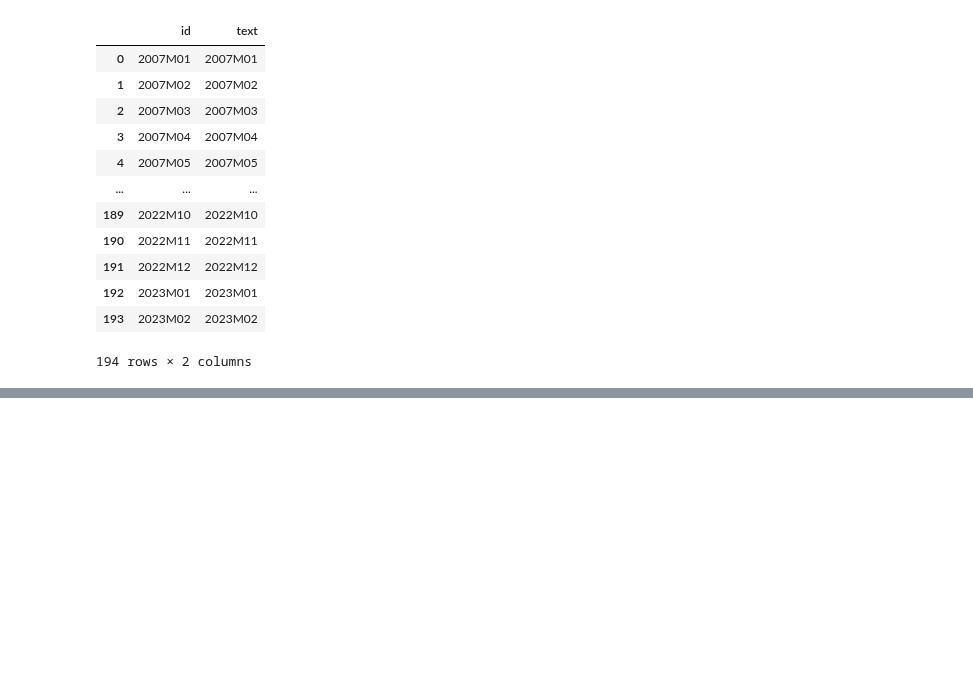
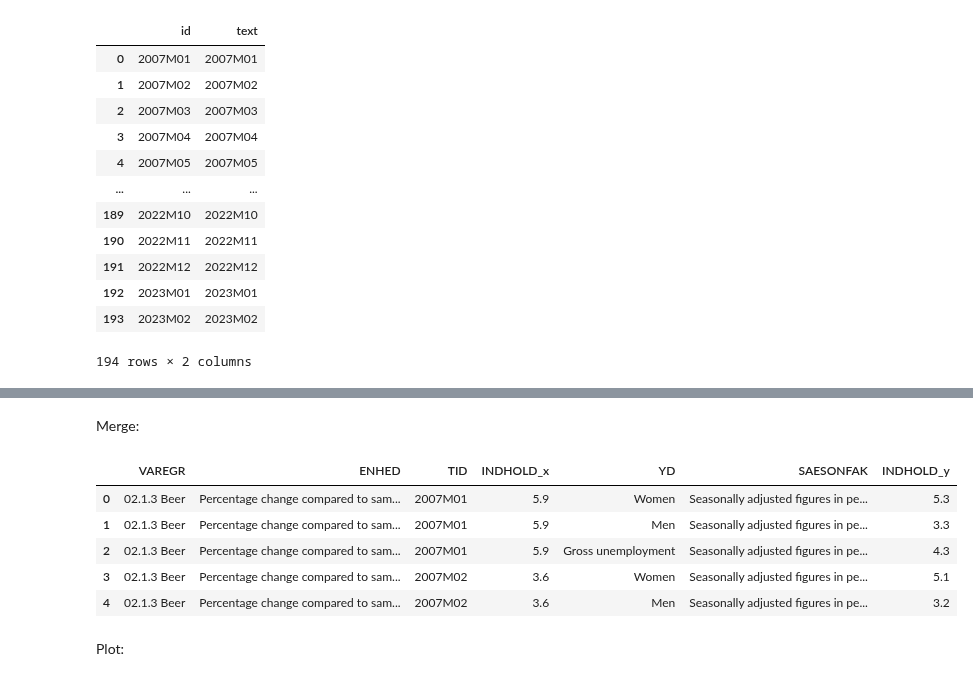
Before and after one commit to NumEconCopenhagen/projects-2023-noobs, a Jupyter notebook: dataproject/Beer.ipynb, the cells around one changed output, grey strips where cells are left out. Drawn from its saved outputs; the diff is of its cells as text; code cells hidden in the pictures; blank space fills up the shorter version.

```diff
--- a/dataproject/Beer.ipynb
+++ b/dataproject/Beer.ipynb
@@ -120,0 +147,17 @@ Tid:
+# %%
+params1 = {'table': 'pris111',
+ 'format': 'BULK',
+ 'lang': 'en',
+ 'variables': [{'code': 'VAREGR', 'values': ['021300']},
+  {'code': 'ENHED', 'values': ['300']},
+  {'code': 'Tid', 'values': ['>=2007M01<=2023M02']}]}
+# %%
+params2 = {'table': 'aus07',
+ 'format': 'BULK',
+ 'lang': 'en',
+ 'variables': [{'code': 'YD', 'values': ['TOT','MEN','KVR']},
+  {'code': 'SAESONFAK', 'values': ['9']},
+  {'code': 'Tid', 'values': ['*']}]}
+# %%
+CPI_api = CPI.get_data(params=params1)
+CPI_api.head(5)
@@ -120,0 +171,3 @@ Tid:
+# %%
+GUR_api = GUR.get_data(params=params2)
+GUR_api.head(5)
@@ -120,0 +181,14 @@ Tid:
+# %% [markdown]
+Merge:
+# %%
+beer = pd.merge(CPI_api, GUR_api,on=['TID'], how='outer')
+beer.head(5)
+# %% [output]
+|  | VAREGR | ENHED | TID | INDHOLD_x | YD | SAESONFAK | INDHOLD_y |
+| 0 | 02.1.3 Beer | Percentage change compared to sam... | 2007M01 | 5.9 | Women | Seasonally adjusted figures in pe... | 5.3 |
+| 1 | 02.1.3 Beer | Percentage change compared to sam... | 2007M01 | 5.9 | Men | Seasonally adjusted figures in pe... | 3.3 |
+| 2 | 02.1.3 Beer | Percentage change compared to sam... | 2007M01 | 5.9 | Gross unemployment | Seasonally adjusted figures in pe... | 4.3 |
+| 3 | 02.1.3 Beer | Percentage change compared to sam... | 2007M02 | 3.6 | Women | Seasonally adjusted figures in pe... | 5.1 |
+| 4 | 02.1.3 Beer | Percentage change compared to sam... | 2007M02 | 3.6 | Men | Seasonally adjusted figures in pe... | 3.2 |
+# %% [markdown]
+Plot:
```
Also changed, not shown: parts of 6 cells of this notebook.
